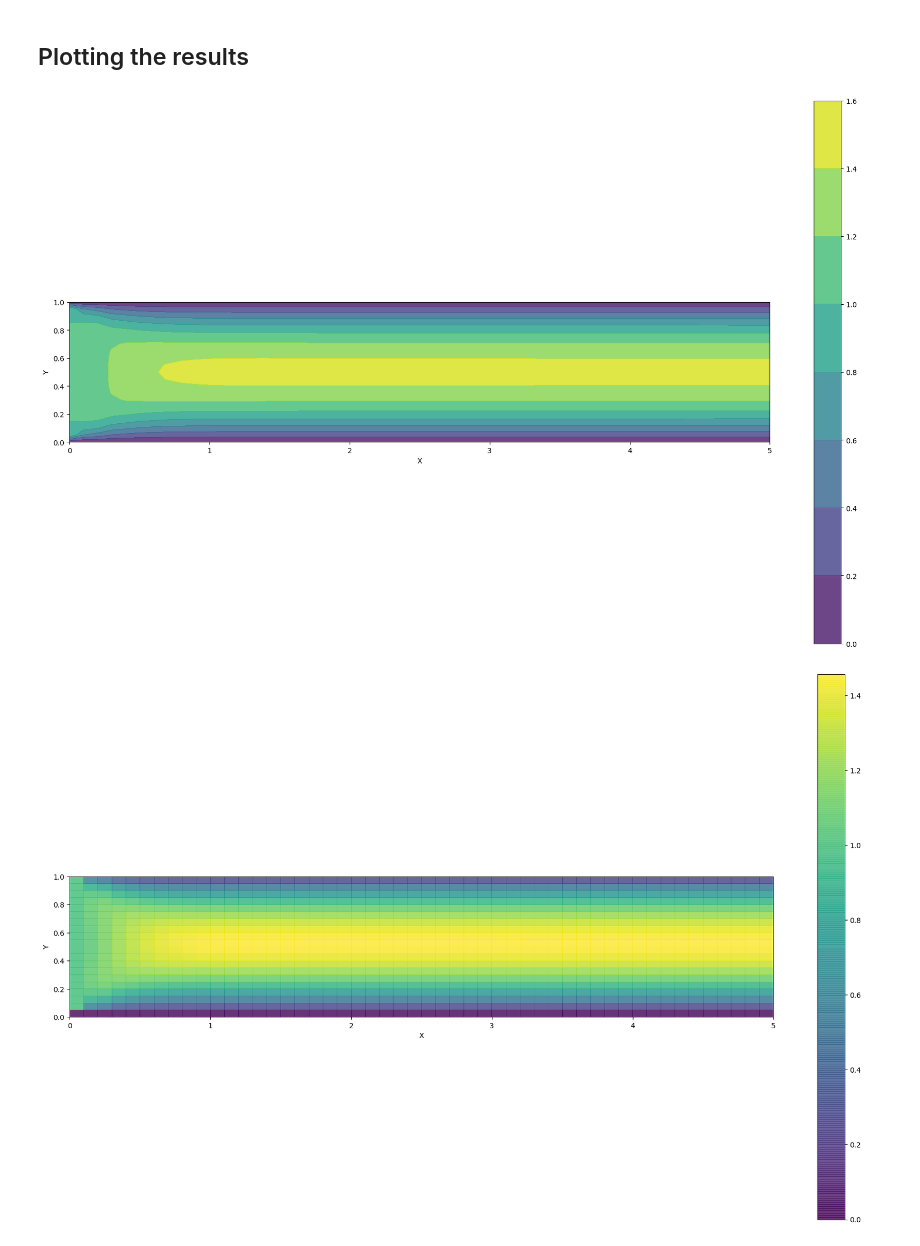
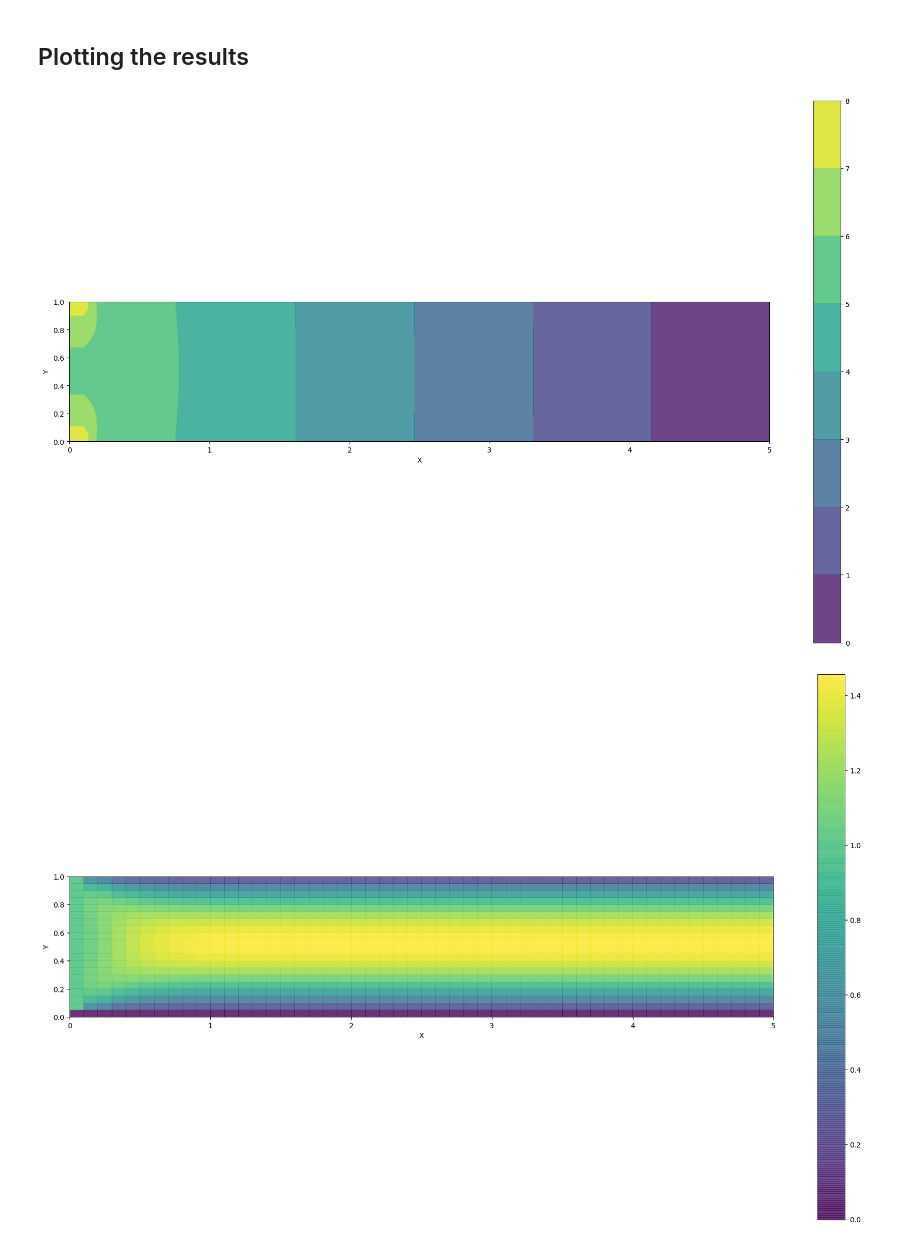
Before and after one commit to subhamkd/NavierStokes2D, a Jupyter notebook: solver_pipe.ipynb, the cells around one changed output. Saved outputs shown, nothing was run; the diff lists cells and outputs as text; code cells hidden in the pictures.

```diff
--- a/solver_pipe.ipynb
+++ b/solver_pipe.ipynb
@@ -24,7 +24,6 @@ This equation essentially ensures that continuity is satisfied at the current ti
 import numpy as np
 from matplotlib import pyplot as plt, cm
 from solver import *
-%matplotlib inline
 
 lx = 5      #length in the x direction
 ly = 1      #length in the y direction
@@ -42,6 +41,9 @@ nu = .1
 dt = .001 #time step size
 nt=int(t/dt)
 
+ds=int(100) #number of steps after which results are saved
+
+
 u = np.zeros((ny, nx)) #initial conditions
 v = np.zeros((ny, nx))
 p = np.zeros((ny, nx))
@@ -53,6 +55,13 @@ For the boundary conditions, use 'N' for Neumann BC or 'D' for dirichlet, follow
 u = np.zeros((ny, nx)) #comment out these four lines if you want to run from last time step
 v = np.zeros((ny, nx))
 p = np.zeros((ny, nx))
+vel_mag=(u**2+v**2)**0.5
+
+
+np.savetxt('p0.csv', p, delimiter=',')
+np.savetxt('u0.csv', u, delimiter=',')
+np.savetxt('v0.csv', v, delimiter=',')
+np.savetxt('Umag0.csv', vel_mag, delimiter=',')
 
 #imposing boundary conditions
 
@@ -85,25 +94,27 @@ vBottom=['D',0]
 #YVelBC(vLeft,vRight,vTop,vBottom,v,dx,dy)
 vBCs=[vLeft,vRight,vTop,vBottom]
 # solving
-u, v, p = flow_solver(nt, u, v, dt, dx, dy, p, rho, nu, pBCs, uBCs, vBCs)
+u, v, p = flow_solver(nt, u, v, dt, ds, dx, dy, p, rho, nu, pBCs, uBCs, vBCs)
+
+clearResults()
 # %% [markdown]
 ## Plotting the results
 # %%
 fig = plt.figure(figsize=(22,14),dpi=100)
 # plotting the pressure field as a contour
-plt.contourf(X, Y, u, alpha=0.8, cmap=cm.viridis)
+plt.contourf(X, Y, p, alpha=0.8, cmap=cm.viridis)
 plt.colorbar()
 ## plotting the pressure field outlines
 #plt.contour(X, Y, p, cmap=cm.viridis)
 ## plotting velocity field
 #plt.quiver(X[::lx, ::2*ly], Y[::lx, ::2*ly], u[::lx, ::2*ly], v[::lx, ::2*ly])
 plt.xlabel('X')
 plt.ylabel('Y')
 ax = plt.gca()
 ax.set_aspect(1)
 plt.show()
 # %% [output]
-[figure, old version]
+[figure, new version]
 # %%
 fig = plt.figure(figsize=(22,14),dpi=100)
 # plotting the pressure field as a contour
```
Also changed, not shown: parts of 3 cells of this notebook, 1 other file.
